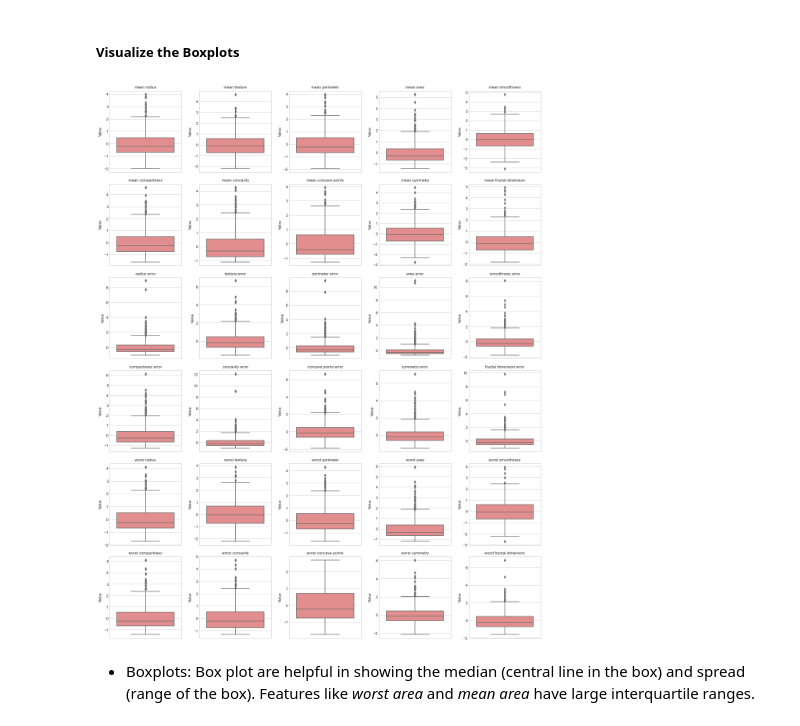
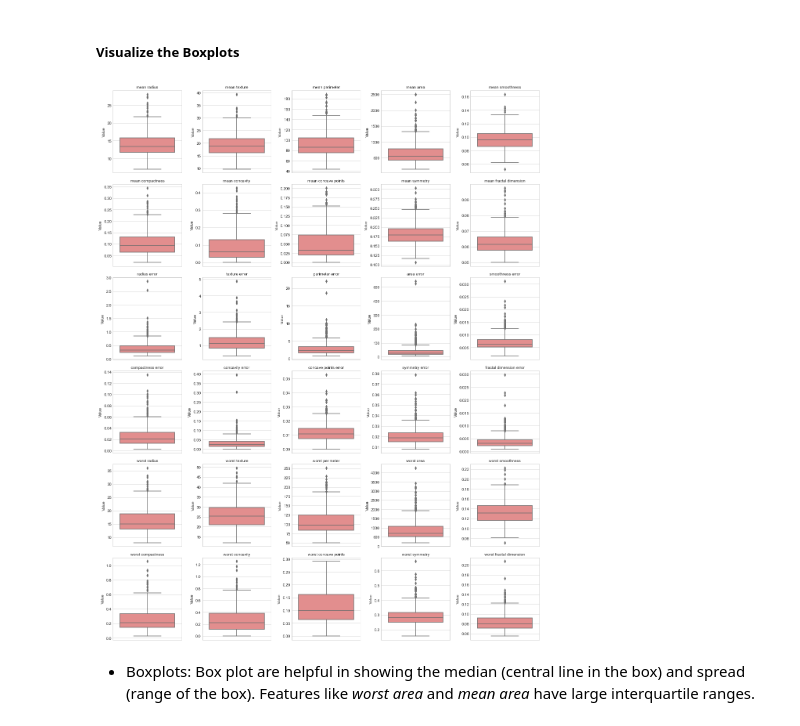
Before and after one commit to MugoDom/pca-anderson-cancer-center, a Jupyter notebook: pca_analysis.ipynb, the cells around one changed output. Saved outputs shown, nothing was run; the diff lists cells and outputs as text; code cells hidden in the pictures.

```diff
--- a/pca_analysis.ipynb
+++ b/pca_analysis.ipynb
@@ -126,16 +101,0 @@ Normalization and scaling are essential steps in data preprocessing. Scaling dat
-# %%
-from sklearn.preprocessing import StandardScaler
-
-# create a StandardScaler object
-scaler = StandardScaler()
-
-# fit and transform the data
-scaled_data = scaler.fit_transform(cancer_df)
-
-# create a new DataFrame with the scaled data
-scaled_df = pd.DataFrame(scaled_data, columns=cancer_df.columns)
-
-print("Raw Data")
-print(cancer_df)
-print("\nNormalized Data")
-print(scaled_df)
@@ -240,9 +182,9 @@ Most of the features are beyond -1 and 1 — indicating high skeweness.
 # %% [markdown]
 ##### Visualize the Boxplots
 # %%
-plot_boxplots(scaled_df, sample_features)
+plot_boxplots(cancer_df, sample_features)
 # %% [output]
-[figure, old version]
+[figure, new version]
 # %% [markdown]
 - Boxplots:
 Box plot are helpful in showing the median (central line in the box) and spread (range of the box). Features like *worst area* and *mean area* have large interquartile ranges.
```
Also changed, not shown: parts of 13 cells of this notebook.
